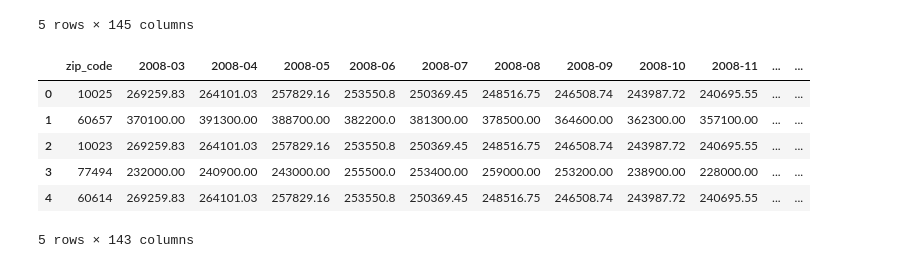
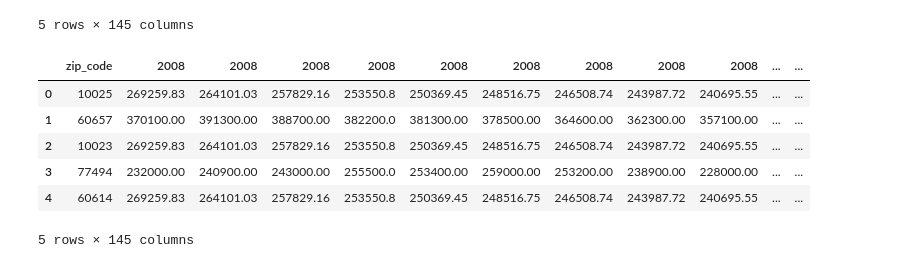
Before and after one commit to bishdj22/HomeSlice, a Jupyter notebook: Tableau_DB_cleaning.ipynb, the cells around one changed output. Saved outputs shown, nothing was run; the diff lists cells and outputs as text; code cells hidden in the pictures.

Commit message:
DB Tableau work + data cleaning pandas

```diff
--- a/Tableau_DB_cleaning.ipynb
+++ b/Tableau_DB_cleaning.ipynb
@@ -89,3 +85,15 @@ sales_df.head()
 #Sales Price Historical Sales Data by Zip
 
 sales_df.to_csv('Tableau_data/tableau_salesprice_hist_zip.csv', index=False)
+# %%
+sales_df.columns = sales_df.columns.str.split('-').str[0]
+sales_df.set_index(['zip_code'])
+sales_df.head()
+# %% [output]
+|  | zip_code | 2008 | 2008 | 2008 | 2008 | 2008 | 2008 | 2008 | 2008 | 2008 | ... | ... |
+| 0 | 10025 | 269259.83 | 264101.03 | 257829.16 | 253550.8 | 250369.45 | 248516.75 | 246508.74 | 243987.72 | 240695.55 | ... | ... |
+| 1 | 60657 | 370100.00 | 391300.00 | 388700.00 | 382200.0 | 381300.00 | 378500.00 | 364600.00 | 362300.00 | 357100.00 | ... | ... |
+| 2 | 10023 | 269259.83 | 264101.03 | 257829.16 | 253550.8 | 250369.45 | 248516.75 | 246508.74 | 243987.72 | 240695.55 | ... | ... |
+| 3 | 77494 | 232000.00 | 240900.00 | 243000.00 | 255500.0 | 253400.00 | 259000.00 | 253200.00 | 238900.00 | 228000.00 | ... | ... |
+| 4 | 60614 | 269259.83 | 264101.03 | 257829.16 | 253550.8 | 250369.45 | 248516.75 | 246508.74 | 243987.72 | 240695.55 | ... | ... |
+5 rows × 145 columns
@@ -93,14 +118,6 @@ sales_df.to_csv('Tableau_data/tableau_salesprice_hist_zip.csv', index=False)
 #NEED TO FIX ALL BELOW
 
 
-raw_dates_sales = sales_df.drop(columns=['percent_change', 'equity_risk'])
-raw_dates_sales.head()
+# raw_dates_sales = sales_df.drop(columns=['percent_change', 'equity_risk'])
+# raw_dates_sales.head()
-# %% [output]
-|  | zip_code | 2008-03 | 2008-04 | 2008-05 | 2008-06 | 2008-07 | 2008-08 | 2008-09 | 2008-10 | 2008-11 | ... | ... |
-| 0 | 10025 | 269259.83 | 264101.03 | 257829.16 | 253550.8 | 250369.45 | 248516.75 | 246508.74 | 243987.72 | 240695.55 | ... | ... |
-| 1 | 60657 | 370100.00 | 391300.00 | 388700.00 | 382200.0 | 381300.00 | 378500.00 | 364600.00 | 362300.00 | 357100.00 | ... | ... |
-| 2 | 10023 | 269259.83 | 264101.03 | 257829.16 | 253550.8 | 250369.45 | 248516.75 | 246508.74 | 243987.72 | 240695.55 | ... | ... |
-| 3 | 77494 | 232000.00 | 240900.00 | 243000.00 | 255500.0 | 253400.00 | 259000.00 | 253200.00 | 238900.00 | 228000.00 | ... | ... |
-| 4 | 60614 | 269259.83 | 264101.03 | 257829.16 | 253550.8 | 250369.45 | 248516.75 | 246508.74 | 243987.72 | 240695.55 | ... | ... |
-5 rows × 143 columns
 # %%
```
Also changed, not shown: parts of 7 cells of this notebook, 3 other files.
